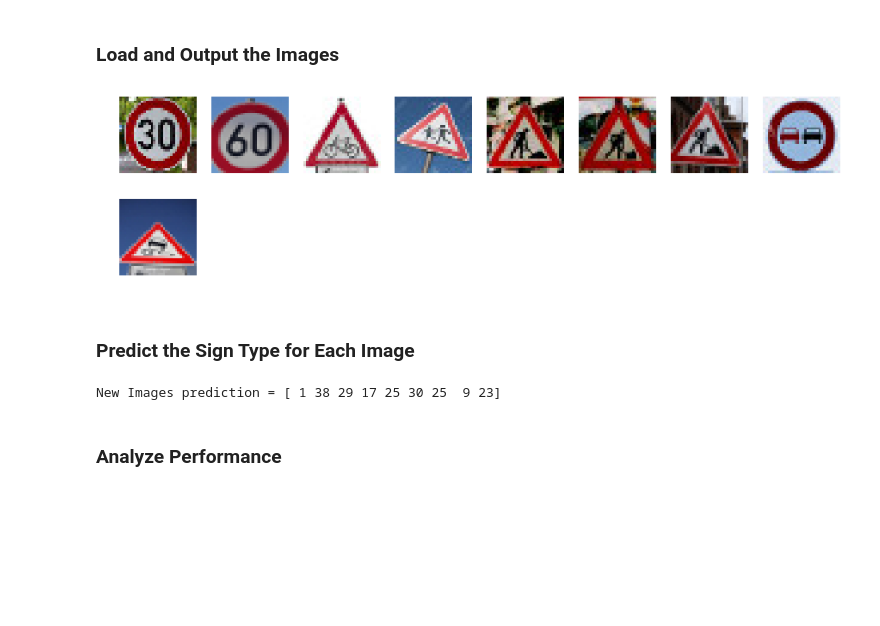
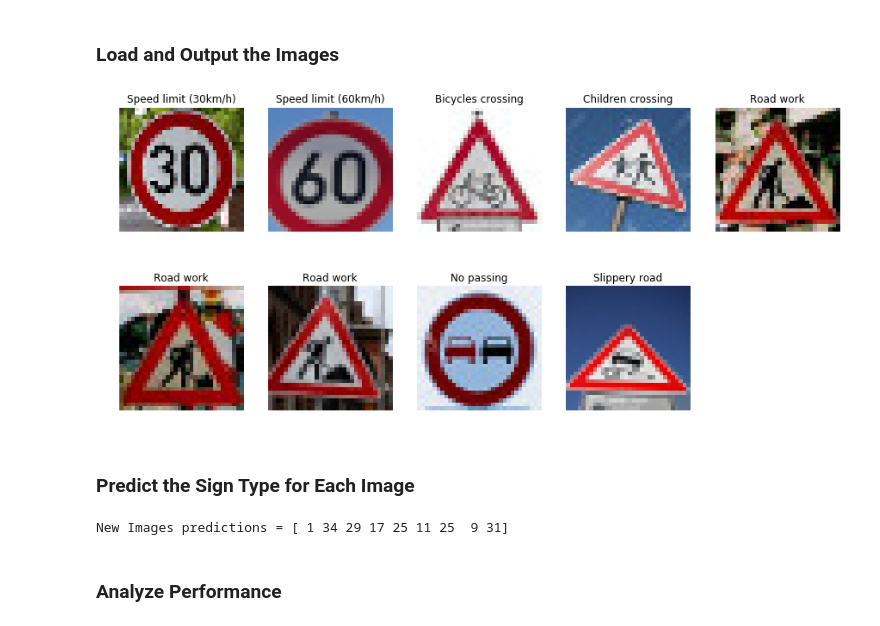
Before and after one commit to patrickmpoon/CarND-Traffic-Sign-Classifier-Project, a Jupyter notebook: Traffic_Sign_Classifier.ipynb, the cells around one changed output. Cells and saved outputs as stored; diff of their text form; code cells hidden in the pictures; blank space fills up the shorter version.

Commit message:
Added images to Analyze Performance section

```diff
--- a/Traffic_Sign_Classifier.ipynb
+++ b/Traffic_Sign_Classifier.ipynb
@@ -445,36 +427,37 @@ You may find `signnames.csv` useful as it contains mappings from the class id (i
 ### Load the images and plot them here.
 ### Feel free to use as many code cells as needed.
 
 import matplotlib.pyplot as plt
 import cv2
 import math
 import os
 import tensorflow as tf
 
 new_images = []
 images_dir = 'new_traffic_signs'
 new_image_files = os.listdir(images_dir)
-new_image_columns = 8
+new_image_columns = 5
 
 
 def get_image(file_path):
     raw_file = cv2.imread(file_path)
     return cv2.cvtColor(raw_file, cv2.COLOR_BGR2RGB)
 
 
 for image_file in new_image_files:
     if image_file != '.DS_Store':
         image = get_image(images_dir + '/' + image_file)
         new_images.append(image)
 
-plt.figure(figsize=(15, 4))
+plt.figure(figsize=(15, 7))
 
 for i, image in enumerate(new_images, 1):
     plt.subplot(math.ceil(len(new_images) / new_image_columns), new_image_columns, i)
     plt.axis('off')
+    plt.title(signs[y_new_images[i-1]])
     plt.imshow(image)
 # %% [output]
-[figure, old version]
+[figure, new version]
 # %% [markdown]
 ### Predict the Sign Type for Each Image
 # %%
@@ -485,14 +468,16 @@ for i, image in enumerate(new_images, 1):
 X_new_images = pre_process_images(np.array(new_images, dtype=np.float32))
 y_new_images = np.array([1, 3, 29, 28, 25, 25, 25, 9, 23])
 
+predictions = []
+
 with tf.Session() as sess:
     saver = tf.train.Saver()
     saver.restore(sess, model_file)
 
-    prediction = sess.run(prediction, feed_dict={x: X_new_images})
-    print("New Images prediction = {}".format(prediction))
+    predictions = sess.run(prediction, feed_dict={x: X_new_images})
+    print("New Images predictions = {}".format(predictions))
 # %% [output]
-New Images prediction = [ 1 38 29 17 25 30 25  9 23]
+New Images predictions = [ 1 34 29 17 25 11 25  9 31]
 # %% [markdown]
 ### Analyze Performance
 # %%
```
Also changed, not shown: parts of 7 cells of this notebook.
